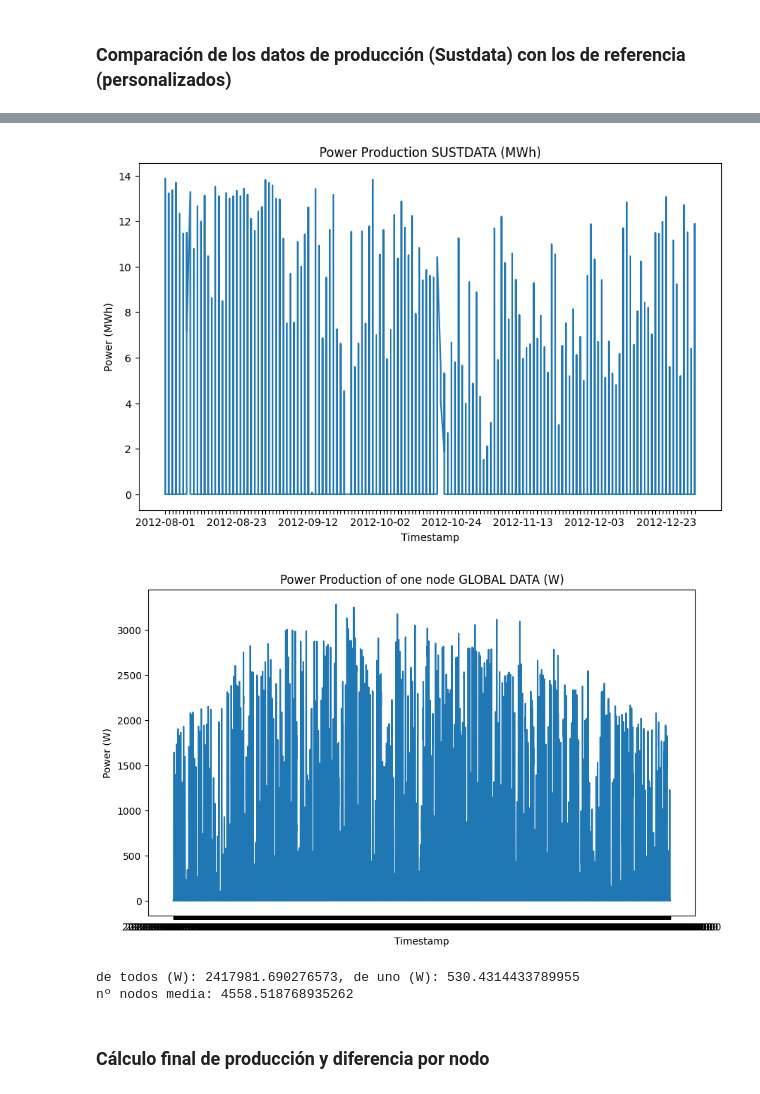
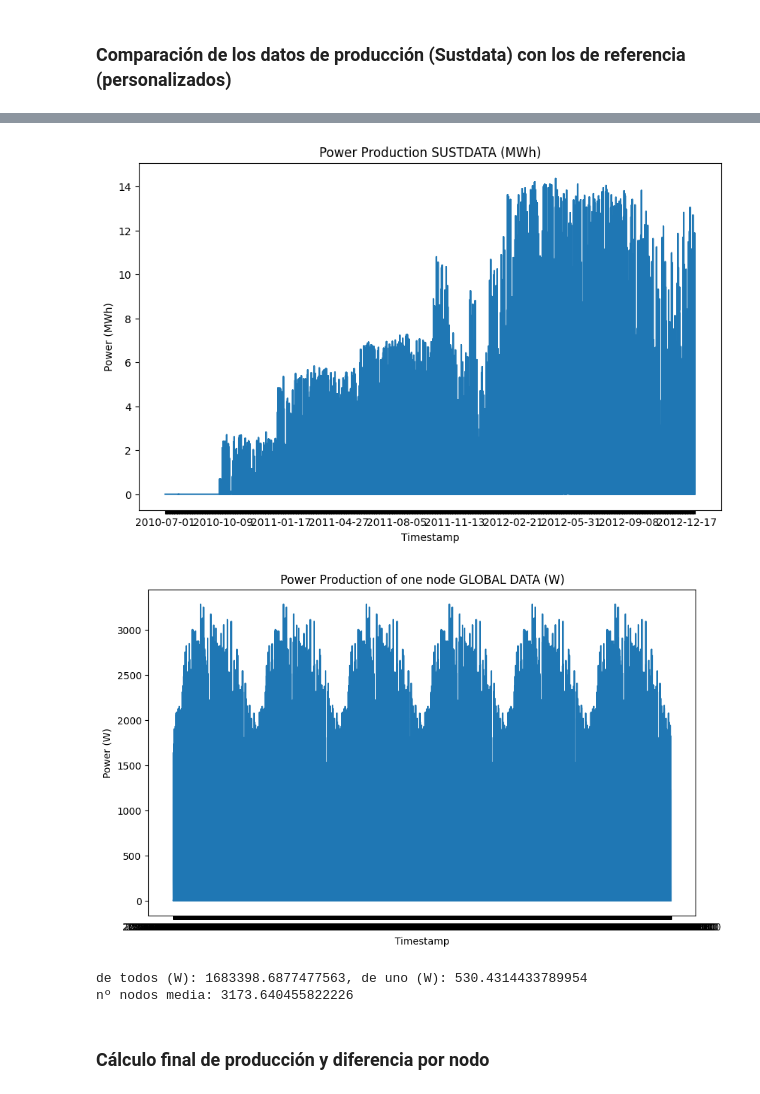
Before and after one commit to PaulaBartolomeMora/TFM, a Jupyter notebook: SustData/power_calc.ipynb, the cells around one changed output, grey strips where cells are left out. Cells and saved outputs as stored; diff of their text form; code cells hidden in the pictures.

Commit message:
comparaciones producción, gráficas con nodo 25

```diff
--- a/SustData/power_calc.ipynb
+++ b/SustData/power_calc.ipynb
@@ -49,34 +49,34 @@ df_ref.head()
 # %%
 plt.figure(figsize=(10, 6))
-plt.plot(df_merged["datetime"], df_merged["solar"], linestyle="-")
+plt.plot(df_prod["datetime"], df_prod["solar"], linestyle="-")
 plt.title(f"Power Production SUSTDATA (MWh)")
 plt.xlabel("Timestamp")
 plt.ylabel("Power (MWh)")
 for n, label in enumerate(plt.gca().xaxis.get_ticklabels()):
-    if n % 20 != 0:
+    if n % 100 != 0:
         label.set_visible(False)
 # %% [output]
-[figure, old version]
+[figure, new version]
 # %%
 plt.figure(figsize=(10, 6))
-plt.plot(df_ref["t_2"], df_ref["DC Array Output (W)"], linestyle="-")
+plt.plot(df_ref["timestamp"], df_ref["DC Array Output (W)"], linestyle="-")
 plt.title(f"Power Production of one node GLOBAL DATA (W)")
 plt.xlabel("Timestamp")
 plt.ylabel("Power (W)")
 for n, label in enumerate(plt.gca().xaxis.get_ticklabels()):
-    if n % 50 != 0:
+    if n % 200 != 0:
         label.set_visible(False)
 # %% [output]
-[figure, old version]
+[figure, new version]
 # %%
-mean_all = df_merged['solar'].mean()*1e6
+mean_all = df_prod['solar'].mean()*1e6
 mean_one = df_ref['DC Array Output (W)'].mean()
 
 print("de todos (W): " + str(mean_all) +  ", de uno (W): " + str(mean_one))
 print("nº nodos media: " + str(mean_all/mean_one))
 # %% [output]
-de todos (W): 2417981.690276573, de uno (W): 530.4314433789955
-nº nodos media: 4558.518768935262
+de todos (W): 1683398.6877477563, de uno (W): 530.4314433789954
+nº nodos media: 3173.640455822226
 # %% [markdown]
 ### Cálculo final de producción y diferencia por nodo
 # %% [markdown]
```
Also changed, not shown: parts of 10 cells of this notebook, 4 other files.
